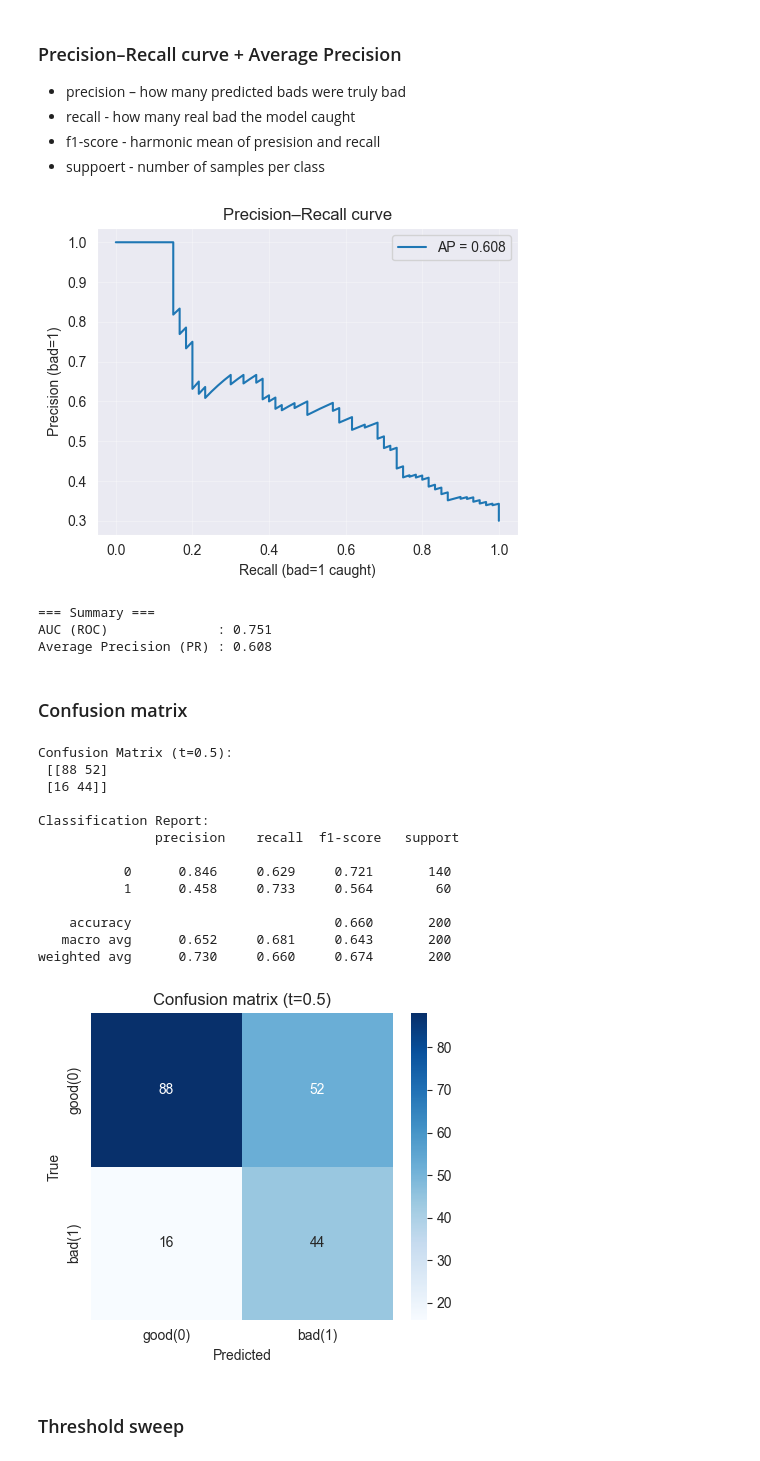
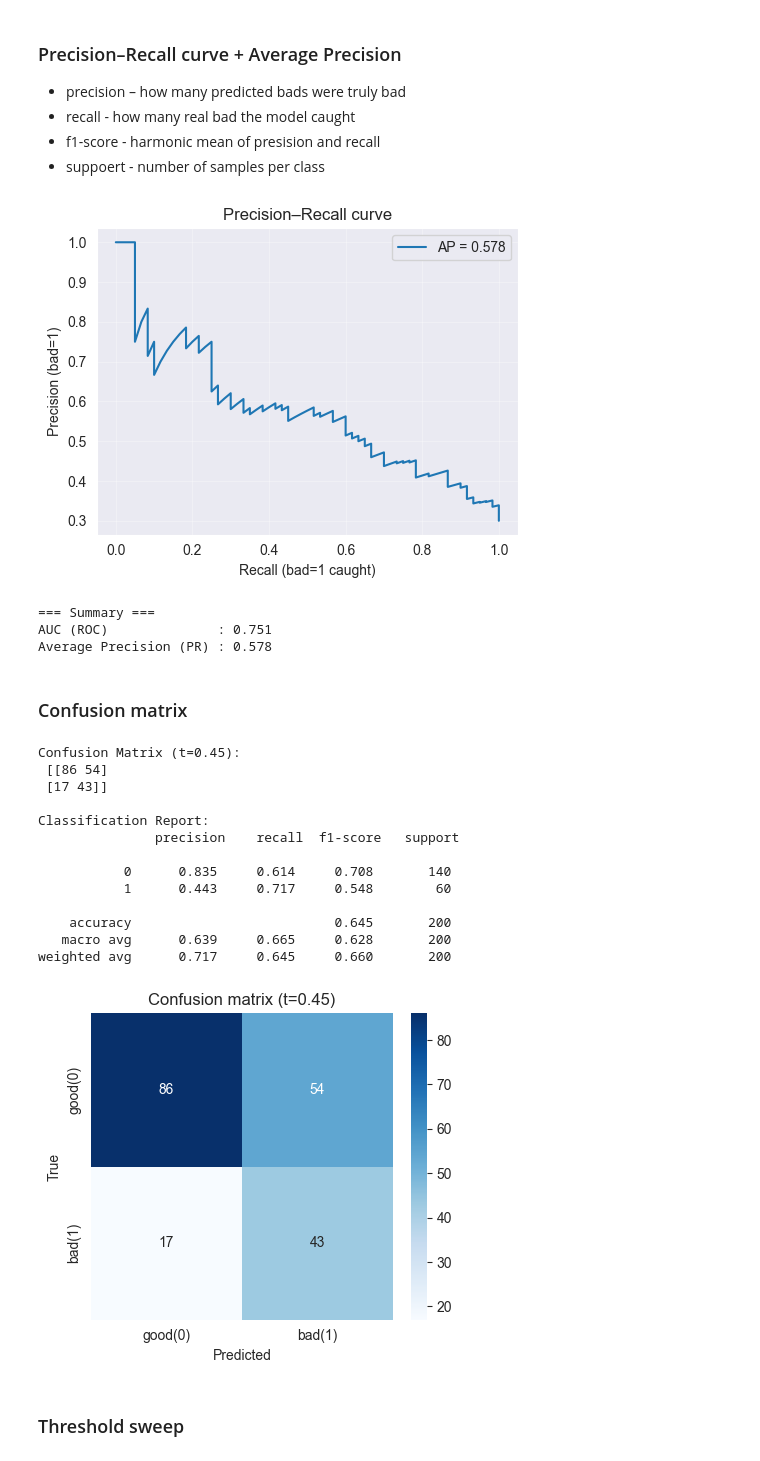
Before and after one commit to waspiix/ZNEUS_team_Stefanec-Horan, a Jupyter notebook: index.ipynb, the cells around one changed output. Saved outputs shown, nothing was run; the diff lists cells and outputs as text; code cells hidden in the pictures.

```diff
--- a/index.ipynb
+++ b/index.ipynb
@@ -918,19 +918,21 @@ Final shapes: (700, 37) (200, 37)
 # %%
 # === CONFIG ===
 CFG = {
-    "seed": 42,
-    "device": "cuda" if torch.cuda.is_available() else "cpu",
+    "device": (
+    "cuda" if torch.cuda.is_available()
+    else ("mps" if torch.backends.mps.is_available() else "cpu")
+    ),
     "preprocessor": preproc_robust,   # <- ColumnTransformer from the above
     "preprocessor_name": "robust",      # only for W&B
-    "max_epochs": 150,
-    "batch_size": 64,
-    "lr": 0.001,
-    "h1": 32,
-    "h2": 16,
-    "drop1": 0.20,
-    "drop2": 0.20,
+    "max_epochs": 250,
+    "batch_size": 32,
+    "lr": 0.0005,
+    "h1": 64,
+    "h2": 32,
+    "drop1": 0.50,
+    "drop2": 0.30,
     "patience": 50,                # early stopping
-        # W&B
+    # W&B
     "project": "credit-risk-mlp",
     "entity": None,
 }
@@ -1010,7 +1012,7 @@ def run_torch_experiment(cfg):
 
     pos_weight = torch.tensor([ (y_train==0).sum() / (y_train==1).sum() ], device=device, dtype=torch.float32)  # add a bigger weight to positive class (1) in lost funcion so the modell will give the minority class bigger importance
     criterion = nn.BCEWithLogitsLoss(pos_weight=pos_weight)
-    optim = torch.optim.Adam(model.parameters(), lr=cfg["lr"])
+    optim = torch.optim.Adam(model.parameters(), lr=cfg["lr"], weight_decay=1e-5)   # L2 regularization - penalizing large weight values in the model.
 
     history = {"train_loss": [], "val_loss": []}
 
@@ -1055,7 +1057,7 @@ def run_torch_experiment(cfg):
     model.eval()
     with torch.no_grad():
         prob = torch.sigmoid(model(Xte_t)).cpu().numpy().ravel()
-    pred = (prob >= 0.5).astype(int)
+    pred = (prob >= 0.45).astype(int)
 
     acc = accuracy_score(y_test, pred)
     auc = roc_auc_score(y_test, prob)
@@ -1169,46 +1171,46 @@ print("=== Summary ===")
 print(f"AUC (ROC)              : {auc_val:.3f}")
 print(f"Average Precision (PR) : {ap_val:.3f}")
 # %% [output]
-[figure, old version]
+[figure, new version]
 === Summary ===
 AUC (ROC)              : 0.751
-Average Precision (PR) : 0.608
+Average Precision (PR) : 0.578
 # %% [markdown]
 ### Confusion matrix
 # %%
 # === CONFUSION MATRIX   threshold=0.5 ===
-y_pred = (y_prob >= 0.5).astype(int)
+y_pred = (y_prob >= 0.45).astype(int)
 cm = confusion_matrix(y_true, y_pred)
 
-print("\nConfusion Matrix (t=0.5):\n", cm)
+print("\nConfusion Matrix (t=0.45):\n", cm)
 print("\nClassification Report:\n", classification_report(y_true, y_pred, digits=3))
 
 # heatmap
 try:
     import seaborn as sns
     plt.figure(figsize=(4.5,4))
     sns.heatmap(cm, annot=True, fmt="d", cmap="Blues",
                 xticklabels=["good(0)","bad(1)"],
                 yticklabels=["good(0)","bad(1)"])
-    plt.xlabel("Predicted"); plt.ylabel("True"); plt.title("Confusion matrix (t=0.5)")
+    plt.xlabel("Predicted"); plt.ylabel("True"); plt.title("Confusion matrix (t=0.45)")
     plt.tight_layout(); plt.show()
 except Exception:
     pass
 # %% [output]
-Confusion Matrix (t=0.5):
- [[88 52]
- [16 44]]
+Confusion Matrix (t=0.45):
+ [[86 54]
+ [17 43]]
 
 Classification Report:
                precision    recall  f1-score   support
 
-           0      0.846     0.629     0.721       140
-           1      0.458     0.733     0.564        60
+           0      0.835     0.614     0.708       140
+           1      0.443     0.717     0.548        60
 
-    accuracy                          0.660       200
-   macro avg      0.652     0.681     0.643       200
-weighted avg      0.730     0.660     0.674       200
+    accuracy                          0.645       200
+   macro avg      0.639     0.665     0.628       200
+weighted avg      0.717     0.645     0.660       200
-[figure, old version]
+[figure, new version]
 # %% [markdown]
 ### Threshold sweep
 # %%
```
Also changed, not shown: parts of 4 cells of this notebook.
